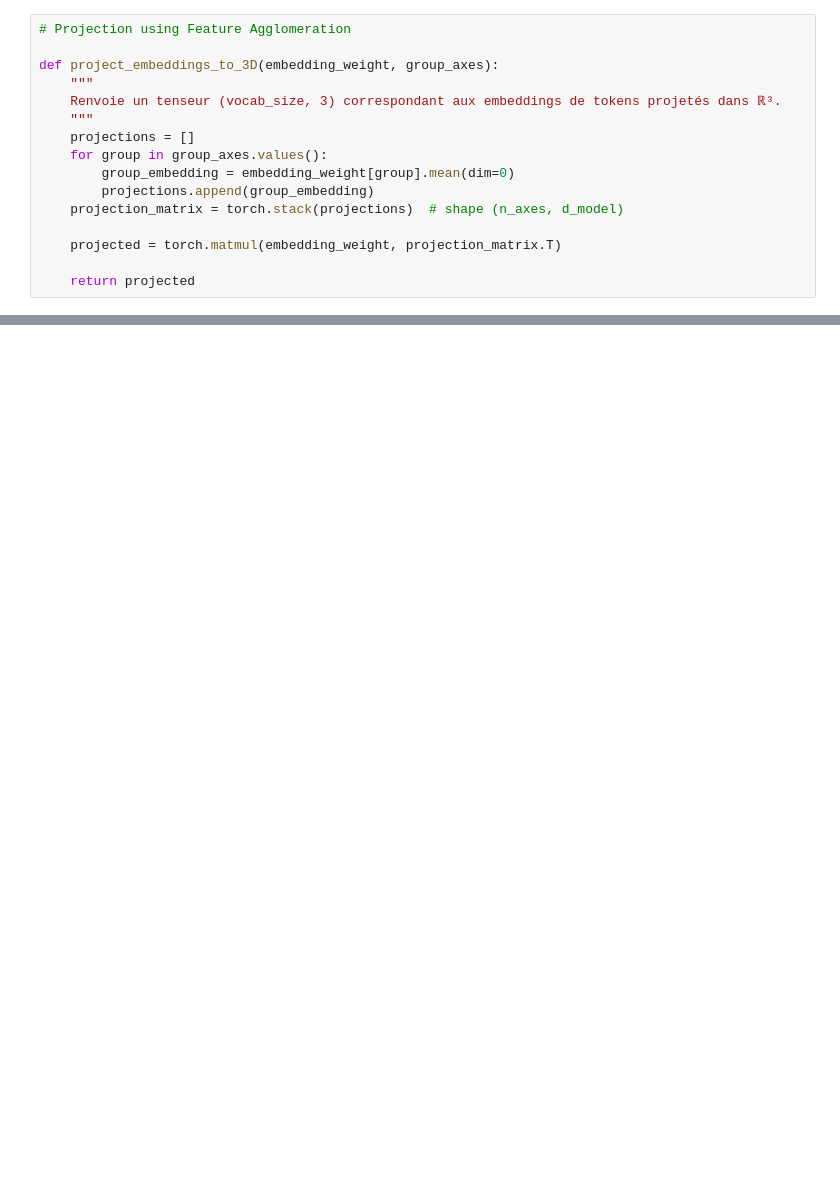
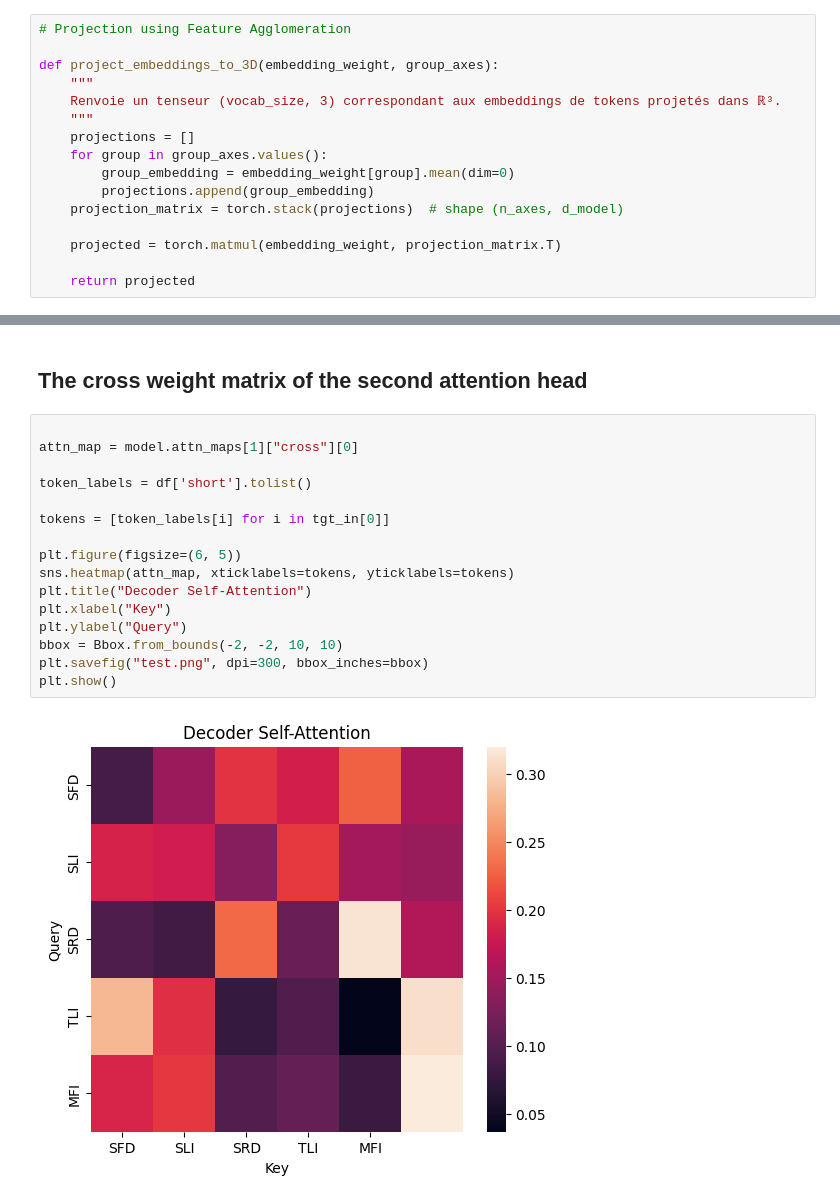
Before and after one commit to PetiteIA/AIRIS_Public, a Jupyter notebook: doc/IM_Tutorial_04.ipynb, the cells around one changed output, grey strips where cells are left out. Cells and saved outputs as stored; diff of their text form; blank space fills up the shorter version.

```diff
--- a/doc/IM_Tutorial_04.ipynb
+++ b/doc/IM_Tutorial_04.ipynb
@@ -377,0 +465,20 @@ _Figure 1: Projections of the token embedding space showing clusters of tokens r
+# %% [markdown]
+## The cross weight matrix of the second attention head
+# %%
+
+attn_map = model.attn_maps[1]["cross"][0]
+
+token_labels = df['short'].tolist()
+
+tokens = [token_labels[i] for i in tgt_in[0]]
+
+plt.figure(figsize=(6, 5))
+sns.heatmap(attn_map, xticklabels=tokens, yticklabels=tokens)
+plt.title("Decoder Self-Attention")
+plt.xlabel("Key")
+plt.ylabel("Query")
+bbox = Bbox.from_bounds(-2, -2, 10, 10)
+plt.savefig("test.png", dpi=300, bbox_inches=bbox)
+plt.show()
+# %% [output]
+[figure, added]
```
Also changed, not shown: parts of 54 cells of this notebook, 4 other files.
